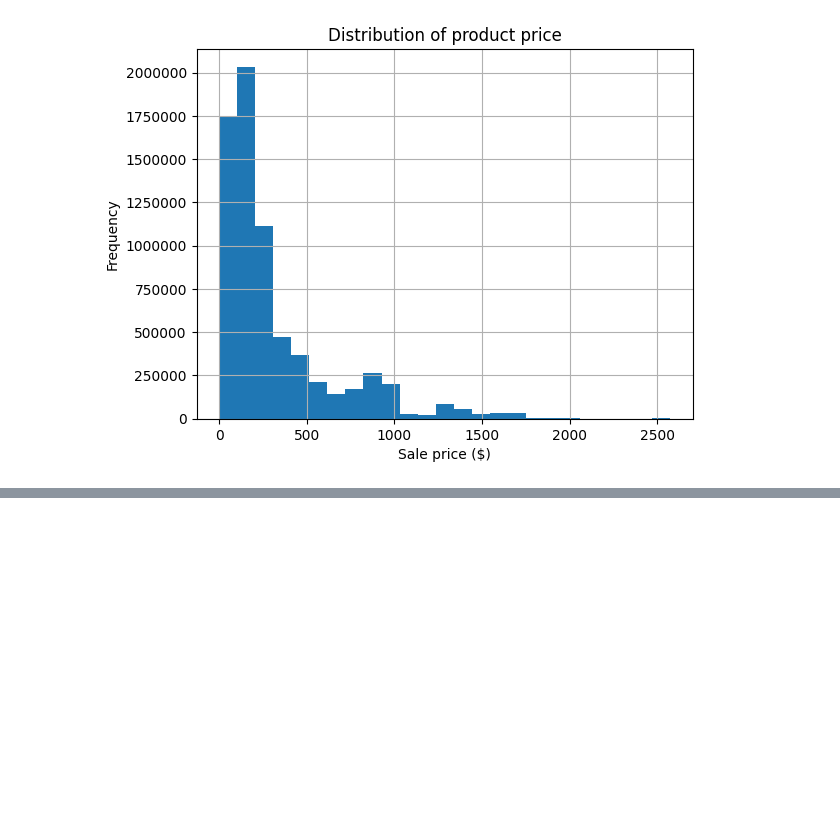
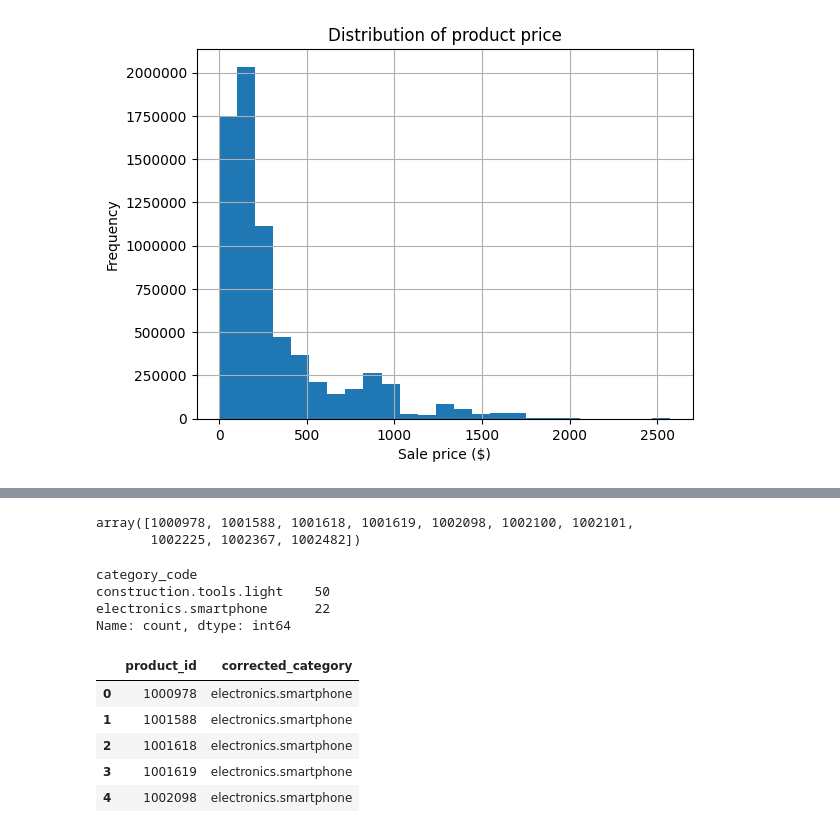
Before and after one commit to jeremysb1/data_analysis_projects, a Jupyter notebook: metrics.ipynb, the cells around one changed output, grey strips where cells are left out. Saved outputs shown, nothing was run; the diff lists cells and outputs as text; code cells hidden in the pictures; blank space fills up the shorter version.

Commit message:
updated categories

```diff
--- a/metrics.ipynb
+++ b/metrics.ipynb
@@ -128,0 +206,51 @@ plt.show()
+# %%
+dupe_product_ids = (
+    events
+    .groupby("product_id")
+    ["category_code"]
+    .nunique()
+    .loc[lambda x: x > 1]
+    .index
+    .values
+)
+
+dupe_product_ids[:10]
+# %% [output]
+array([1000978, 1001588, 1001618, 1001619, 1002098, 1002100, 1002101,
+       1002225, 1002367, 1002482])
+# %%
+(
+    events.loc[events["product_id"] == 1001588, "category_code"].value_counts()
+)
+# %% [output]
+category_code
+construction.tools.light    50
+electronics.smartphone      22
+Name: count, dtype: int64
+# %%
+def get_correct_category_code(product_id_rows):
+    # product_id_rows is all rows for a given product ID
+    # so we can find the two categories associated with this ID
+    categories = product_id_rows["category_code"].value_counts()
+
+    if "construction.tools.light" in categories.index:
+        return categories.index.drop("construction.tools.light").values[0]
+
+    else:
+        return categories.index[0]
+
+corrected_categories = (
+    events[events["product_id"].isin(dupe_product_ids)]
+    .groupby("product_id")
+    .apply(get_correct_category_code)
+    .reset_index(name="corrected_category")
+)
+
+corrected_categories.head()
+# %% [output]
+|  | product_id | corrected_category |
+| 0 | 1000978 | electronics.smartphone |
+| 1 | 1001588 | electronics.smartphone |
+| 2 | 1001618 | electronics.smartphone |
+| 3 | 1001619 | electronics.smartphone |
+| 4 | 1002098 | electronics.smartphone |
```
Also changed, not shown: parts of 7 cells of this notebook.
